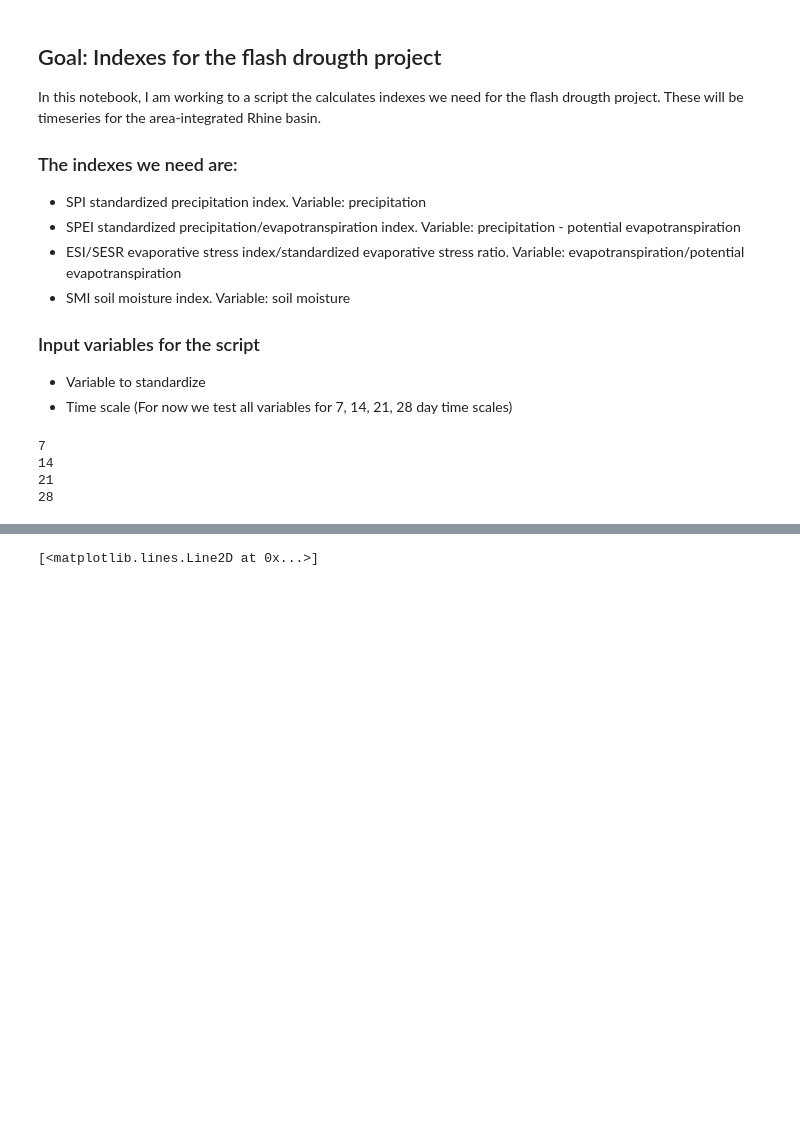
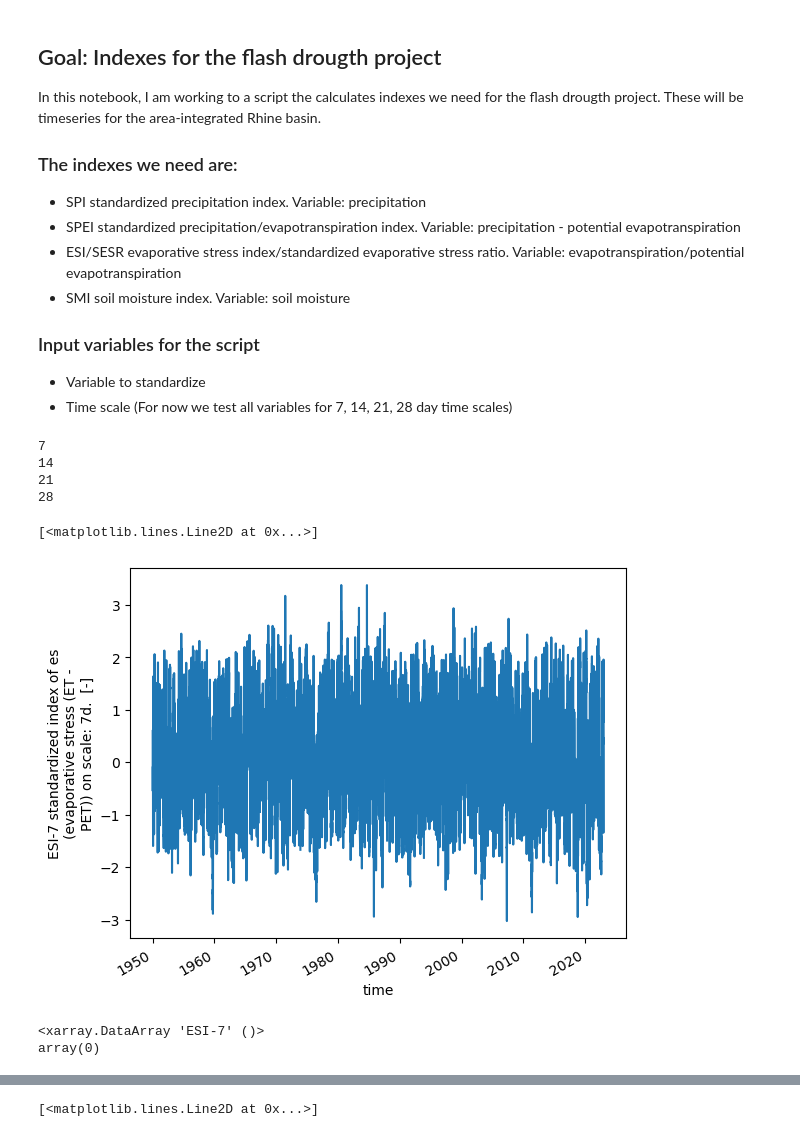
Before and after one commit to lmuntjewerf/flash_droughts, a Jupyter notebook: index_definitions/oud/calc_indices.ipynb, the cells around one changed output, grey strips where cells are left out. Saved outputs shown, nothing was run; the diff lists cells and outputs as text; code cells hidden in the pictures; blank space fills up the shorter version.

```diff
--- a/index_definitions/oud/calc_indices.ipynb
+++ b/index_definitions/oud/calc_indices.ipynb
@@ -130,0 +137,13 @@ if __name__ == '__main__':
+# %%
+infile = '/scratch/nklm/Px_flashdroughts/indices_ERA5/ESI-7_Rhine.nc'
+ds = xr.open_dataset(infile)
+# %%
+ds['ESI-7'].plot()
+# %% [output]
+[<matplotlib.lines.Line2D at 0x...>]
+[figure, added]
+# %%
+np.isinf(ds['ESI-7']).sum()
+# %% [output]
+<xarray.DataArray 'ESI-7' ()>
+array(0)
```
Also changed, not shown: parts of 10 cells of this notebook, 5 other files.
